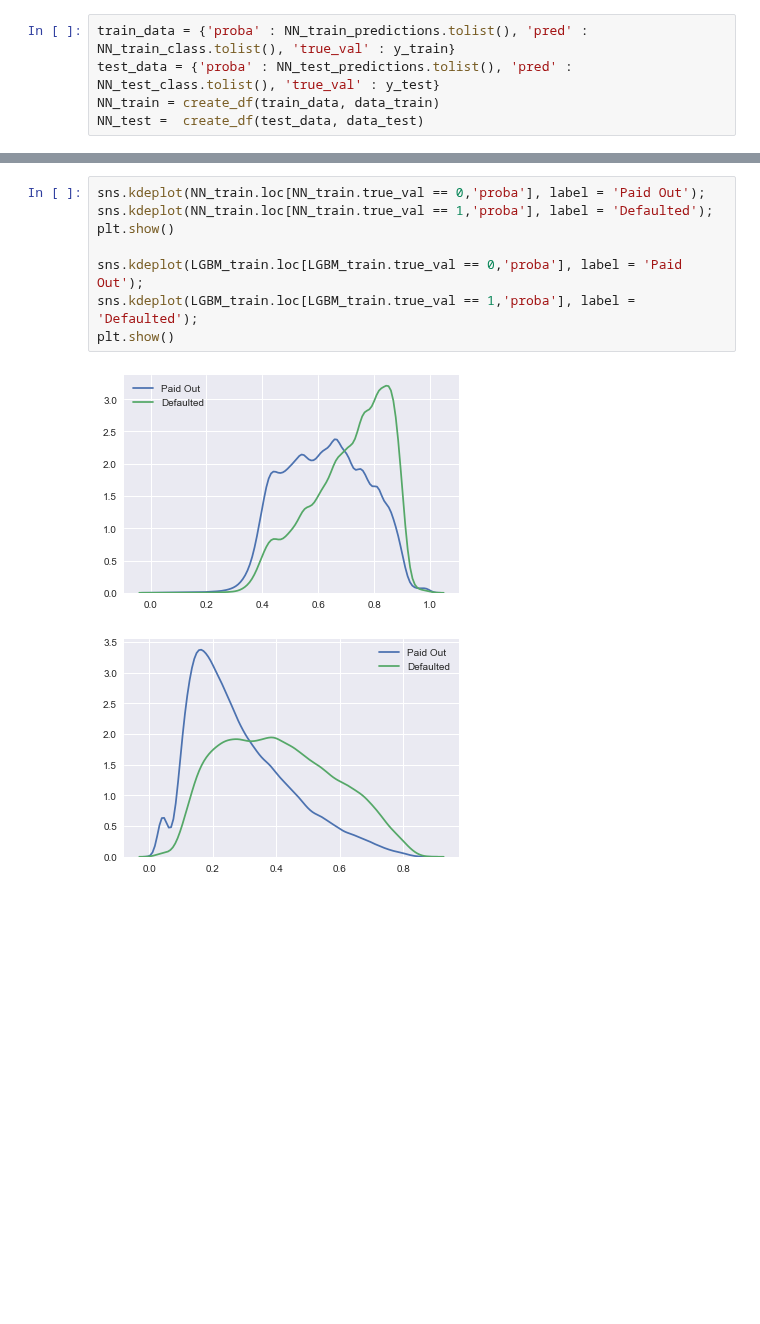
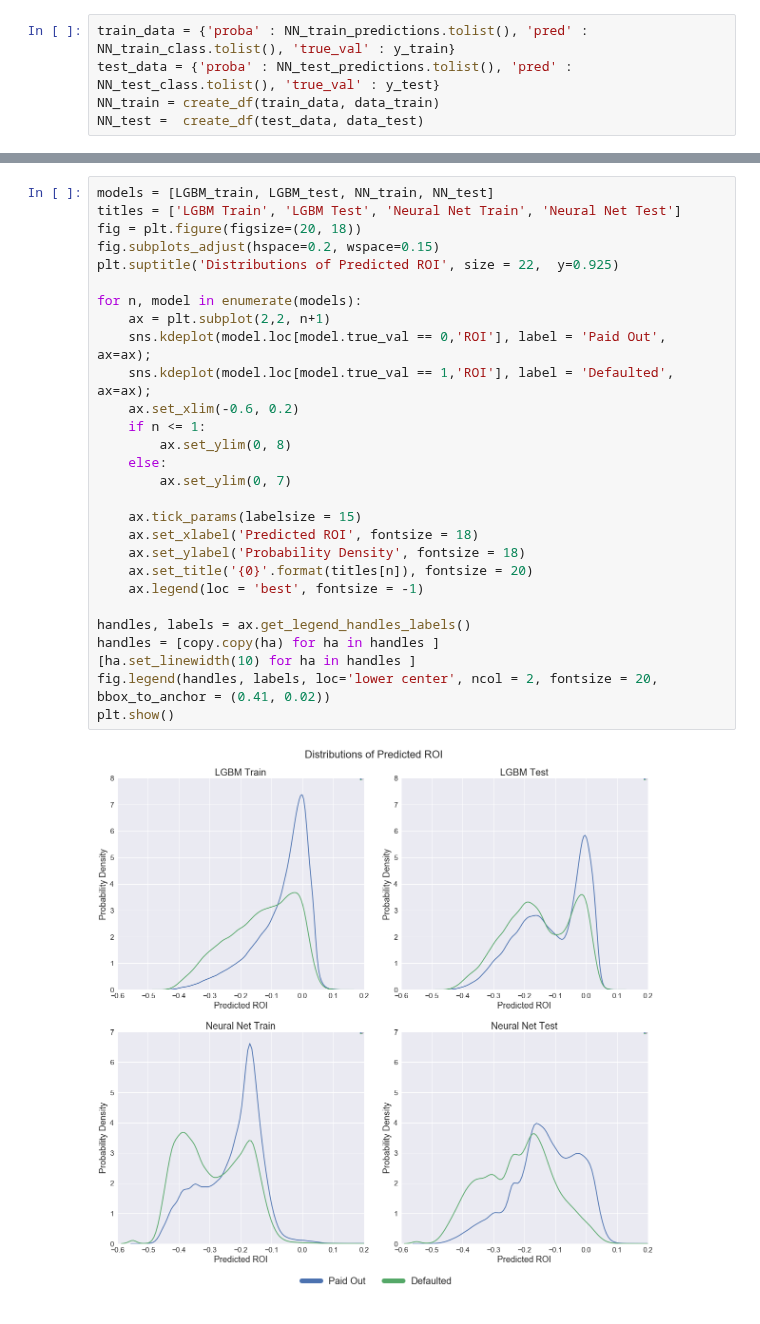
Before and after one commit to bhavenp/209A-FinalProject, a Jupyter notebook: hugo/ROI_website_sheet.ipynb, the cells around one changed output, grey strips where cells are left out. Cells and saved outputs as stored; diff of their text form; blank space fills up the shorter version.

```diff
--- a/hugo/ROI_website_sheet.ipynb
+++ b/hugo/ROI_website_sheet.ipynb
@@ -161,14 +137,33 @@ plt.show()
-# %%
-sns.kdeplot(NN_train.loc[NN_train.true_val == 0,'proba'], label = 'Paid Out');
-sns.kdeplot(NN_train.loc[NN_train.true_val == 1,'proba'], label = 'Defaulted');
-plt.show()
-
-sns.kdeplot(LGBM_train.loc[LGBM_train.true_val == 0,'proba'], label = 'Paid Out');
-sns.kdeplot(LGBM_train.loc[LGBM_train.true_val == 1,'proba'], label = 'Defaulted');
-plt.show()
-# %% [output]
-[figure, removed]
-[figure, removed]
+# %%
+models = [LGBM_train, LGBM_test, NN_train, NN_test]
+titles = ['LGBM Train', 'LGBM Test', 'Neural Net Train', 'Neural Net Test']
+fig = plt.figure(figsize=(20, 18))
+fig.subplots_adjust(hspace=0.2, wspace=0.15)
+plt.suptitle('Distributions of Predicted ROI', size = 22,  y=0.925)
+
+for n, model in enumerate(models):
+    ax = plt.subplot(2,2, n+1)
+    sns.kdeplot(model.loc[model.true_val == 0,'ROI'], label = 'Paid Out', ax=ax);
+    sns.kdeplot(model.loc[model.true_val == 1,'ROI'], label = 'Defaulted', ax=ax);
+    ax.set_xlim(-0.6, 0.2)
+    if n <= 1:
+        ax.set_ylim(0, 8)
+    else:
+        ax.set_ylim(0, 7)
+
+    ax.tick_params(labelsize = 15)
+    ax.set_xlabel('Predicted ROI', fontsize = 18)
+    ax.set_ylabel('Probability Density', fontsize = 18)
+    ax.set_title('{0}'.format(titles[n]), fontsize = 20)
+    ax.legend(loc = 'best', fontsize = -1)
+
+handles, labels = ax.get_legend_handles_labels()
+handles = [copy.copy(ha) for ha in handles ]
+[ha.set_linewidth(10) for ha in handles ]
+fig.legend(handles, labels, loc='lower center', ncol = 2, fontsize = 20, bbox_to_anchor = (0.41, 0.02))
+plt.show()
+# %% [output]
+[figure, added]
 # %%
 NN_train = NN_train.sort_values(by=['ROI'], ascending=False)
 NN_test = NN_test.sort_values(by=['ROI'], ascending=False)
```
Also changed, not shown: parts of 30 cells of this notebook, 2 other files.
